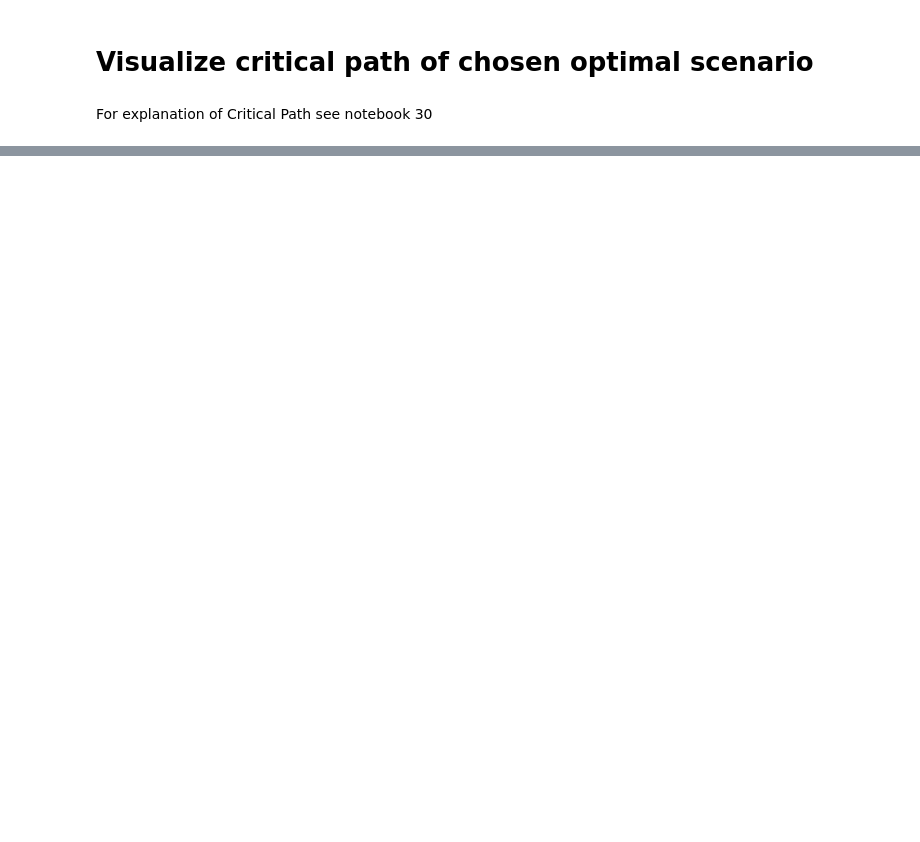
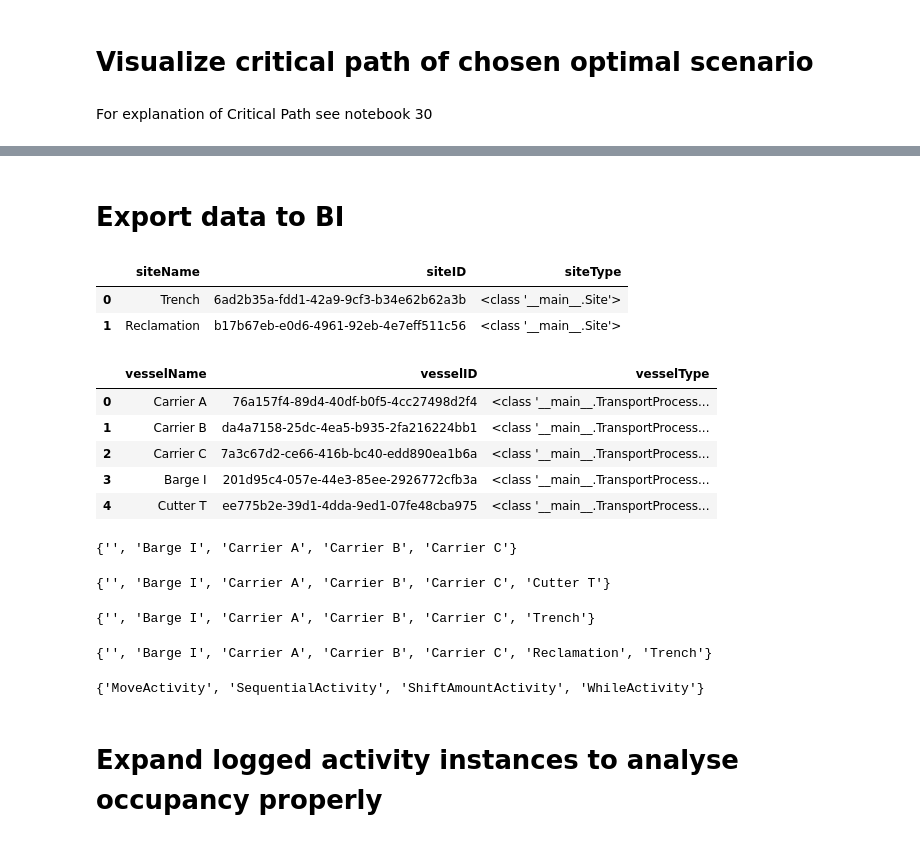
Before and after one commit to TUDelft-CITG/OpenCLSim, a Jupyter notebook: notebooks/24_cutters and barges.ipynb, the cells around one changed output, grey strips where cells are left out. Drawn from its saved outputs; the diff is of its cells as text; code cells hidden in the pictures; blank space fills up the shorter version.

```diff
--- a/notebooks/24_cutters and barges.ipynb
+++ b/notebooks/24_cutters and barges.ipynb
@@ -389,0 +389,17 @@ occupancy
+# %% [markdown]
+# Export data  to BI
+# %%
+export_concepts(sites, 'site', 'sites.csv')
+# %% [output]
+|  | siteName | siteID | siteType |
+| 0 | Trench | 6ad2b35a-fdd1-42a9-9cf3-b34e62b62a3b | <class '__main__.Site'> |
+| 1 | Reclamation | b17b67eb-e0d6-4961-92eb-4e7eff511c56 | <class '__main__.Site'> |
+# %%
+export_concepts(vessels, 'vessel', 'vessels.csv')
+# %% [output]
+|  | vesselName | vesselID | vesselType |
+| 0 | Carrier A | 76a157f4-89d4-40df-b0f5-4cc27498d2f4 | <class '__main__.TransportProcess... |
+| 1 | Carrier B | da4a7158-25dc-4ea5-b935-2fa216224bb1 | <class '__main__.TransportProcess... |
+| 2 | Carrier C | 7a3c67d2-ce66-416b-bc40-edd890ea1b6a | <class '__main__.TransportProcess... |
+| 3 | Barge I | 201d95c4-057e-44e3-85ee-2926772cfb3a | <class '__main__.TransportProcess... |
+| 4 | Cutter T | ee775b2e-39d1-4dda-9ed1-07fe48cba975 | <class '__main__.TransportProcess... |
@@ -389,0 +409,20 @@ occupancy
+# %%
+set(activities_flat['MoverName'])
+# %% [output]
+{'', 'Barge I', 'Carrier A', 'Carrier B', 'Carrier C'}
+# %%
+set(activities_flat['ProcessorName'])
+# %% [output]
+{'', 'Barge I', 'Carrier A', 'Carrier B', 'Carrier C', 'Cutter T'}
+# %%
+set(activities_flat['OriginName'])
+# %% [output]
+{'', 'Barge I', 'Carrier A', 'Carrier B', 'Carrier C', 'Trench'}
+# %%
+set(activities_flat['DestinationName'])
+# %% [output]
+{'', 'Barge I', 'Carrier A', 'Carrier B', 'Carrier C', 'Reclamation', 'Trench'}
+# %%
+set(activities_flat['ActivityType'])
+# %% [output]
+{'MoveActivity', 'SequentialActivity', 'ShiftAmountActivity', 'WhileActivity'}
@@ -389,0 +431,2 @@ occupancy
+# %% [markdown]
+# Expand logged activity instances to analyse occupancy properly
```
Also changed, not shown: parts of 16 cells of this notebook, 1 other file.
